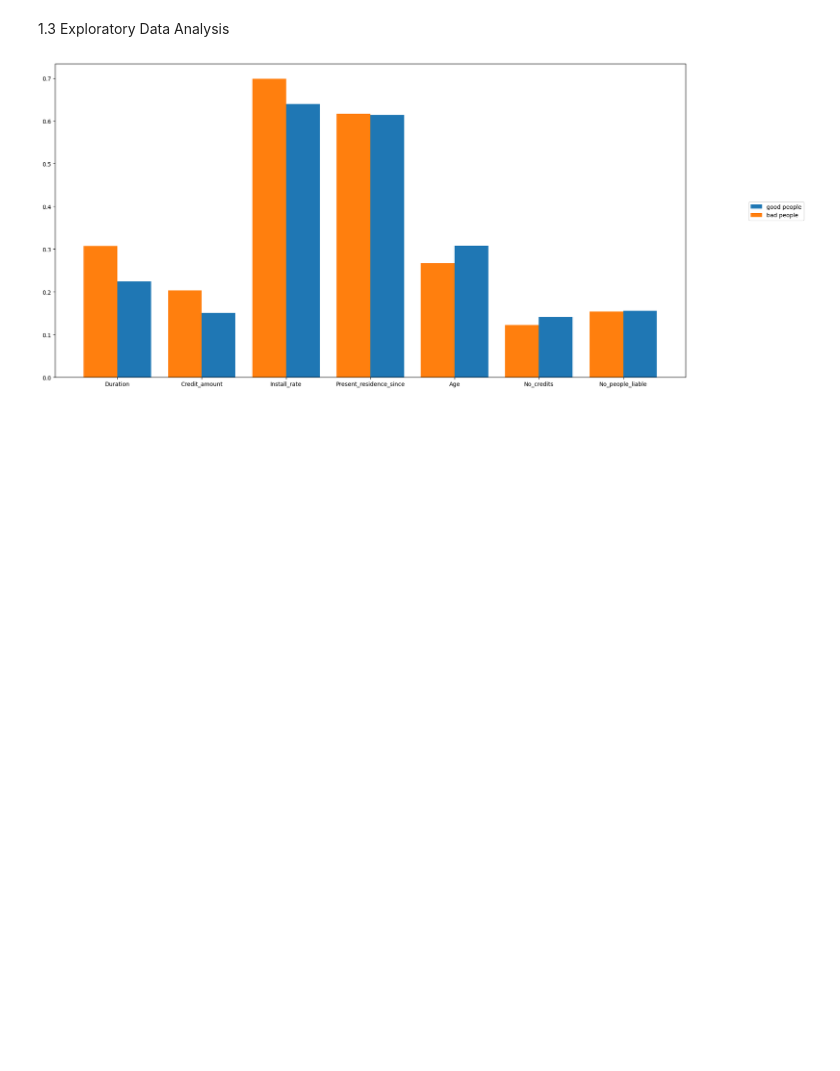
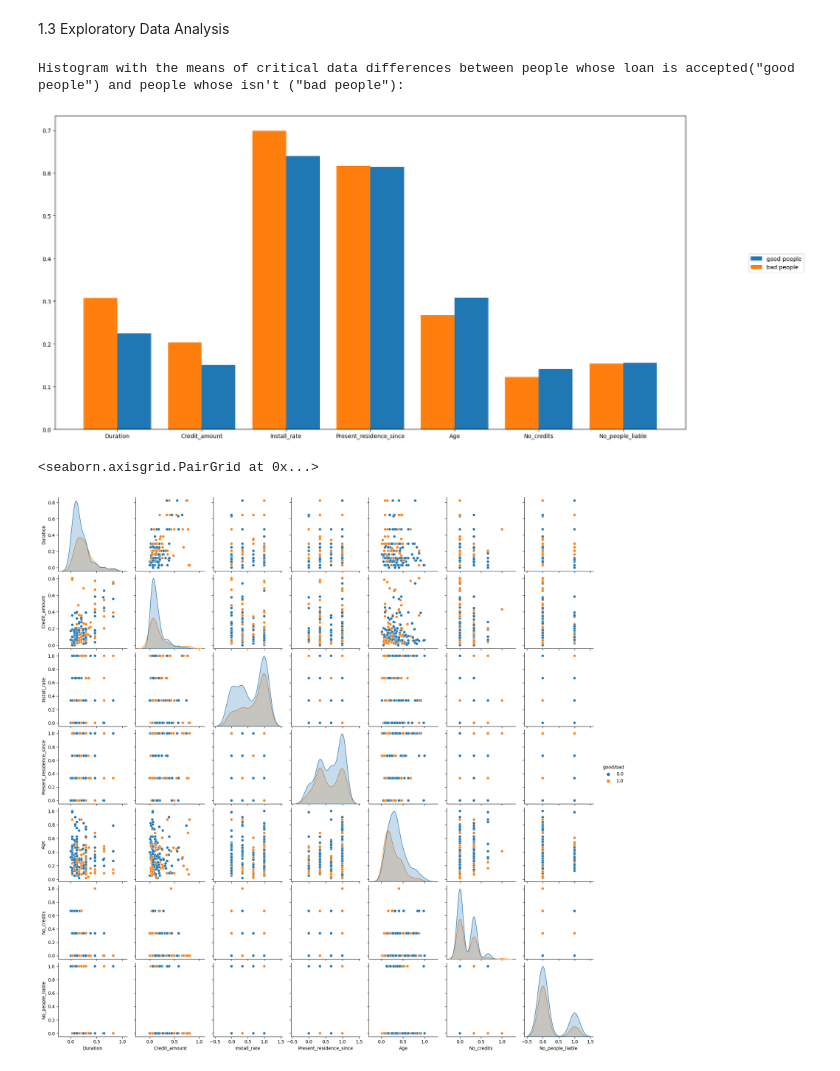
Before and after one commit to MR-NBD/ML4N--Adversarial-Attacks-Polito-2023-24, a Jupyter notebook: Adversarial Attack.ipynb, the cells around one changed output. Saved outputs shown, nothing was run; the diff lists cells and outputs as text; code cells hidden in the pictures; blank space fills up the shorter version.

```diff
--- a/Adversarial Attack.ipynb
+++ b/Adversarial Attack.ipynb
@@ -142,7 +122,7 @@ X_test_scaled = scaler.transform(X_test)
 1.3 Exploratory Data Analysis
 # %%
 ####### Histograms of average values
-
+print("\nHistogram with the means of critical data differences between people whose loan is accepted(\"good people\") and people whose isn't (\"bad people\"):\n")
 
 ### removing useless columns for means
 
@@ -183,35 +163,40 @@ df_normalized_no_label_bad = df_normalized_bad.drop("good/bad", axis = 1)
 columns_means_good = df_normalized_no_label_good.mean().tolist()
 columns_means_bad = df_normalized_no_label_bad.mean().tolist()
 
 ####### showing the bar plot
 x = np.arange(7)
 width = 0.4
 fig, ax = plt.subplots(figsize=(20, 10))
 ax.bar(x+width/2, columns_means_good, width=0.4, label="good people")
 ax.bar(x-width/2, columns_means_bad, width=0.4, label="bad people")
 ax.set_xticks(x, df_normalized_no_label_good.columns.tolist())
 ax.legend(loc=(1.1,0.5))
 plt.show()
 
 
 ####### Scatter plots of most interestring features????
 
+#sns.pairplot(df_normalized_numerical, hue='good/bad')
+sns.pairplot(df_normalized_with_categorical.loc[df_normalized_with_categorical["Purpose"]=="A40", to_remove], hue='good/bad')
 ####### Correlation Matrices
 
 ####### Provide insights into under-lying patterns and, most importantly,
 ####### identify features significantly influencing loan risk classification
 
 
 
 
 
 
 
+## notes:
 
-
-
-####### pandas series to numpy
-
-#type(df_normalized_no_label.mean().to_numpy())
+# 1: Duration - Bad people usually have a longer duration of the loan in respect of good people (~10% more)
+# 2: Credit Amount - Bad people usually have a bigger Credit respect of good people (~5% more)
+# 3: Install rate - Bad people usually have a longer duration of the loan in respect of good people (~5% more)
+# 4: Age - Bad people are usually youger than good people (~5% less)
 # %% [output]
+Histogram with the means of critical data differences between people whose loan is accepted("good people") and people whose isn't ("bad people"):
 [figure]
+<seaborn.axisgrid.PairGrid at 0x...>
+[figure, added]
```
Also changed, not shown: parts of 2 cells of this notebook.
